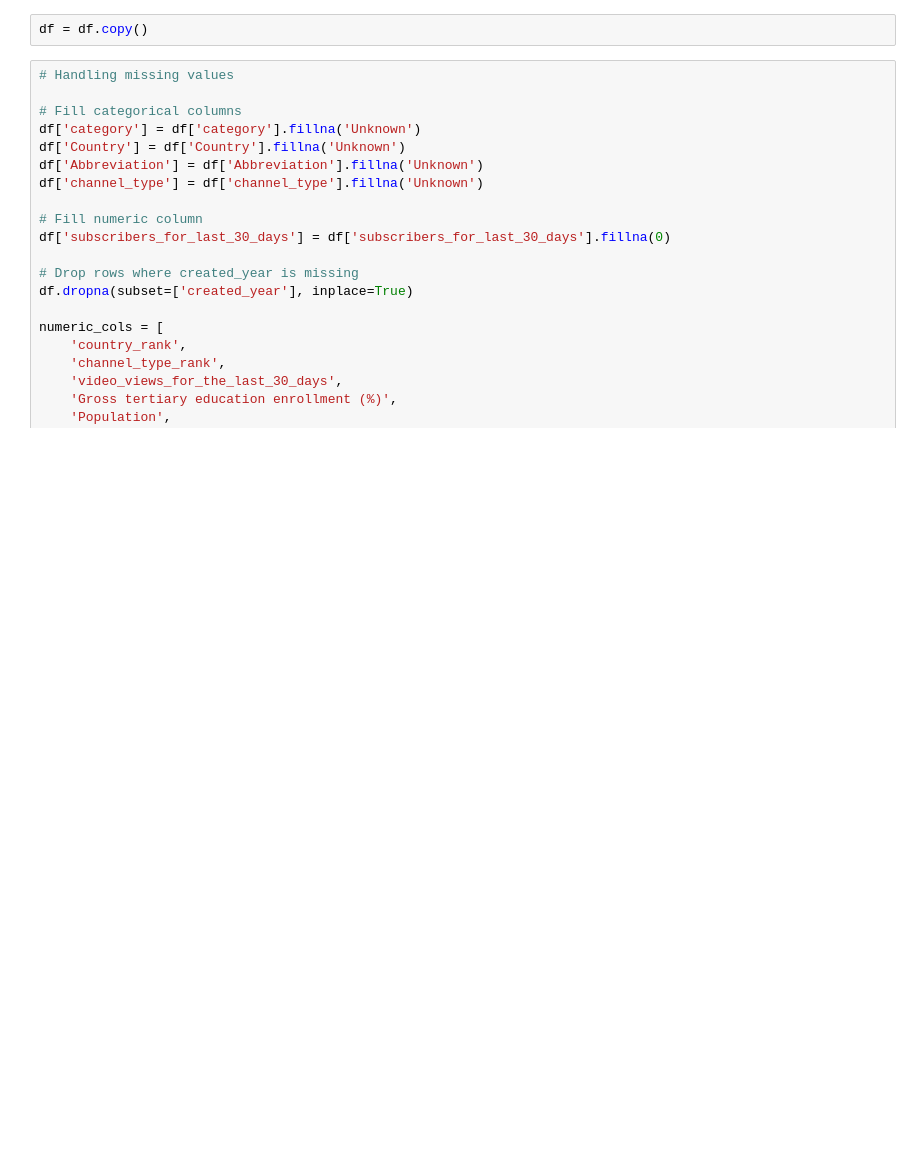
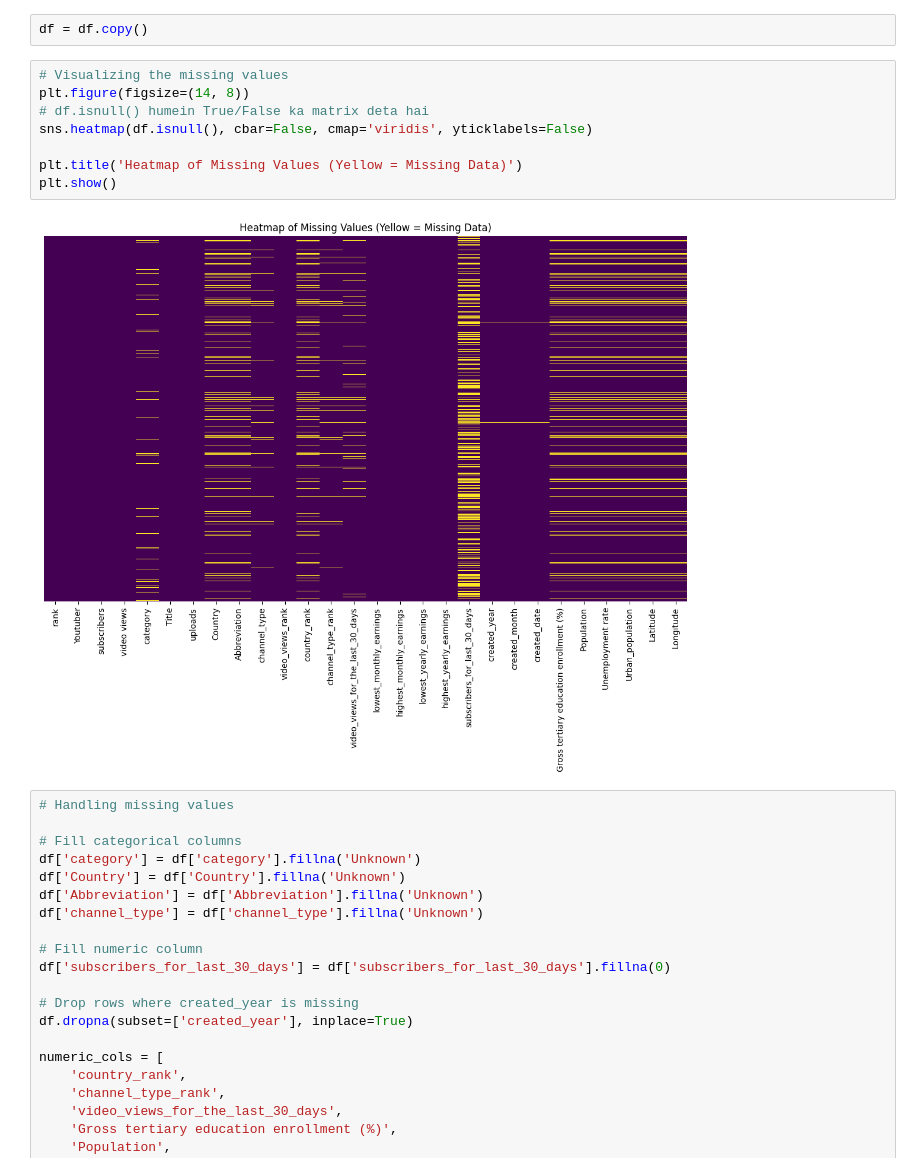
Before and after one commit to Sneha8126/Sneha-EDA-Submission-Template, a Jupyter notebook: Sneha_EDA_Submission_Template.ipynb, the cells around one changed output. Cells and saved outputs as stored; diff of their text form; blank space fills up the shorter version.

Commit message:
added missing value visualization

```diff
--- a/Sneha_EDA_Submission_Template.ipynb
+++ b/Sneha_EDA_Submission_Template.ipynb
@@ -168,6 +168,16 @@ Longitude                                  123
 dtype: int64
 # %%
 df = df.copy()
+# %%
+# Visualizing the missing values
+plt.figure(figsize=(14, 8))
+# df.isnull() humein True/False ka matrix deta hai
+sns.heatmap(df.isnull(), cbar=False, cmap='viridis', yticklabels=False)
+
+plt.title('Heatmap of Missing Values (Yellow = Missing Data)')
+plt.show()
+# %% [output]
+[figure, added]
 # %%
 # Handling missing values
 
```
Also changed, not shown: parts of 1 cell of this notebook.
